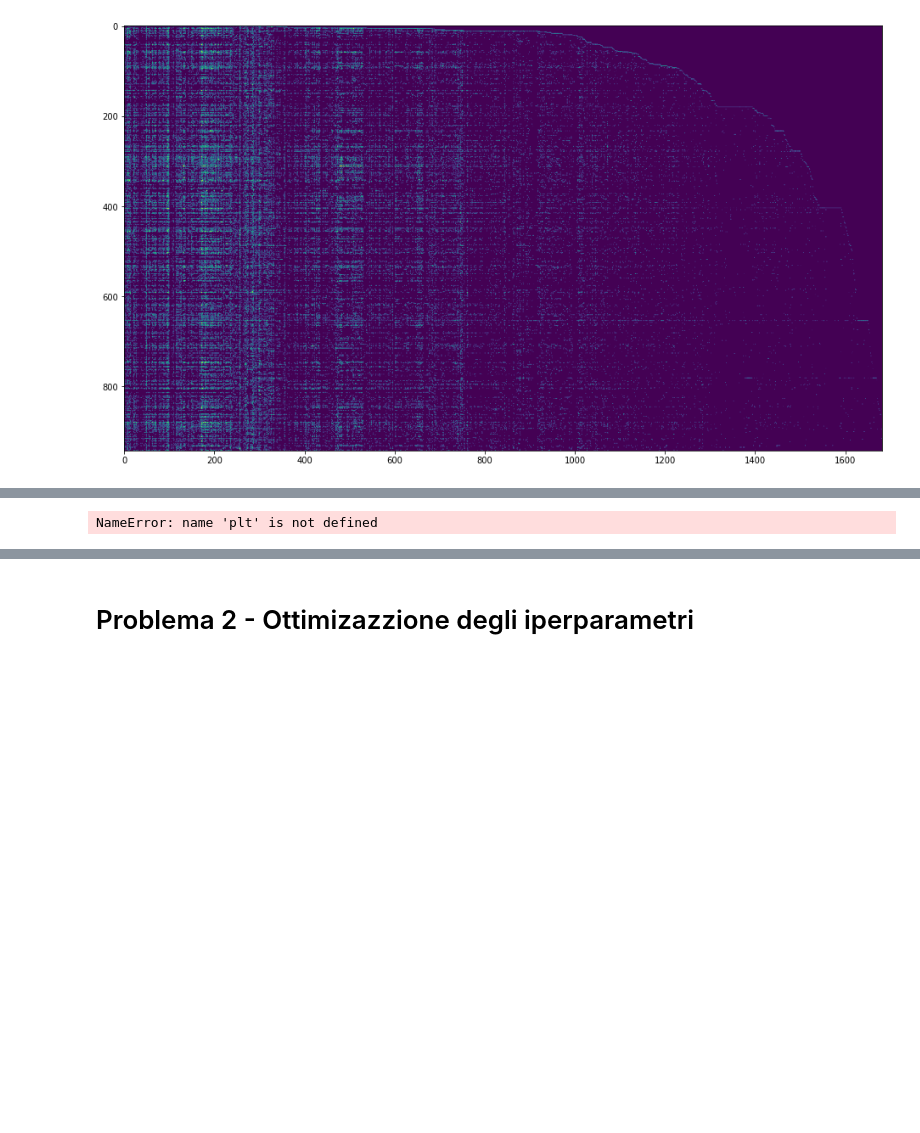
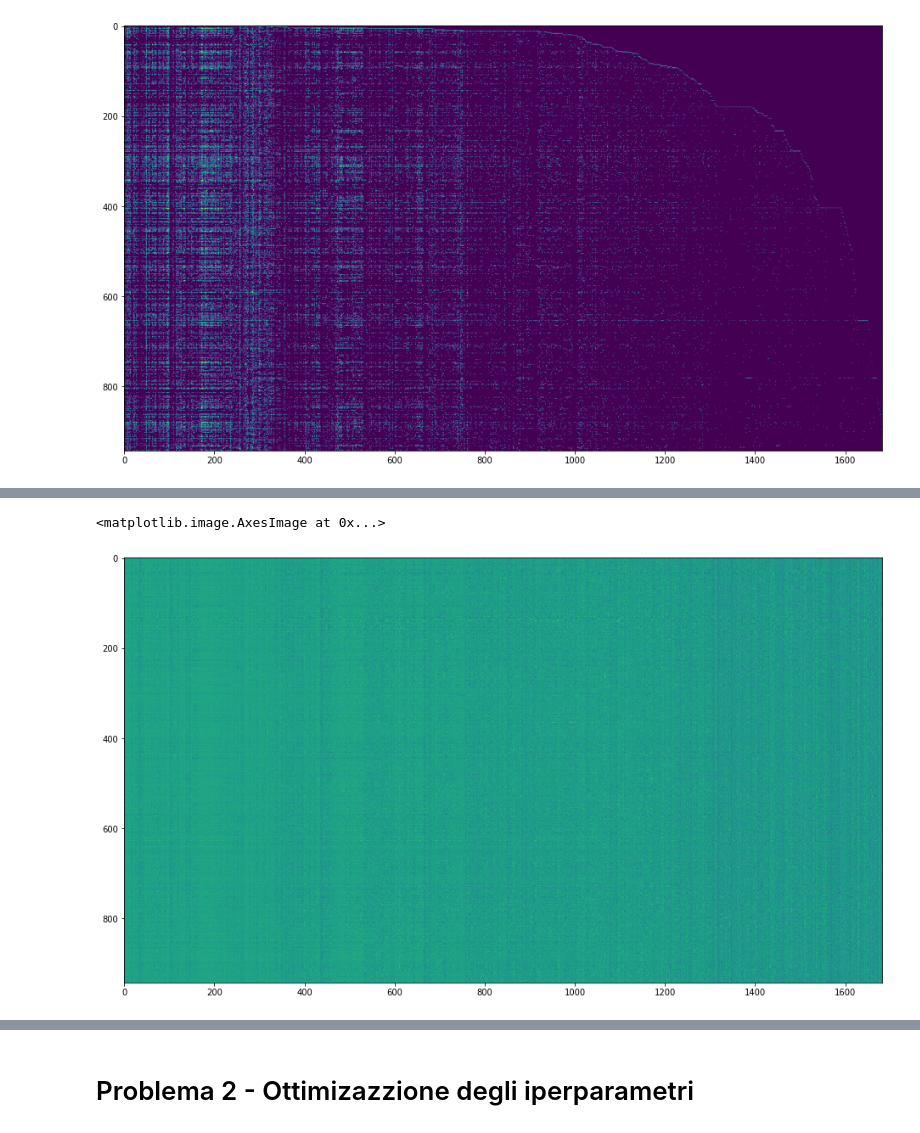
Before and after one commit to erodola/NumMeth-s2-2022, a Jupyter notebook: esercizi/ex9/ex9.ipynb, the cells around one changed output, grey strips where cells are left out. Cells and saved outputs as stored; diff of their text form; code cells hidden in the pictures; blank space fills up the shorter version.

```diff
--- a/esercizi/ex9/ex9.ipynb
+++ b/esercizi/ex9/ex9.ipynb
@@ -149,9 +222,10 @@ plt.plot(losses)
 # %%
 %matplotlib inline
 plt.figure(figsize=(16, 32))
-plt.imshow(xs[-1][0]@xs[-1][1].T)
+plt.imshow(U_res@V_res.T)
 # plt.colorbar()
 # %% [output]
-NameError: name 'plt' is not defined
+<matplotlib.image.AxesImage at 0x...>
+[figure, added]
 # %%
 plt.figure(figsize=(10, 20))
```
Also changed, not shown: parts of 45 cells of this notebook.
